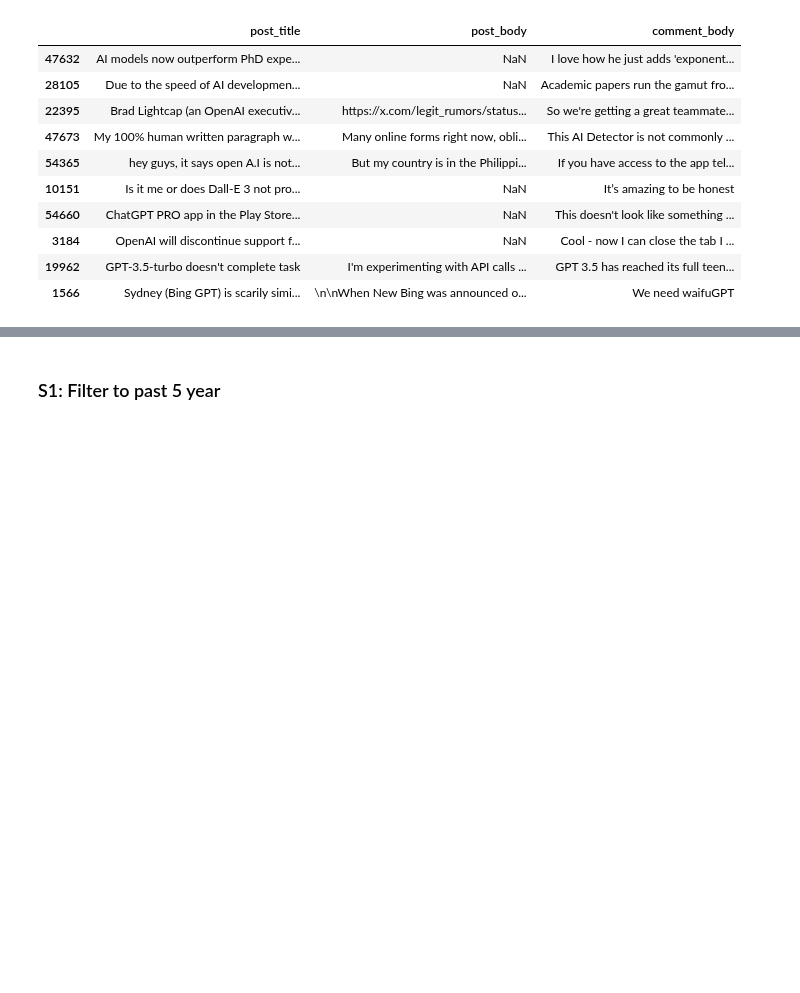
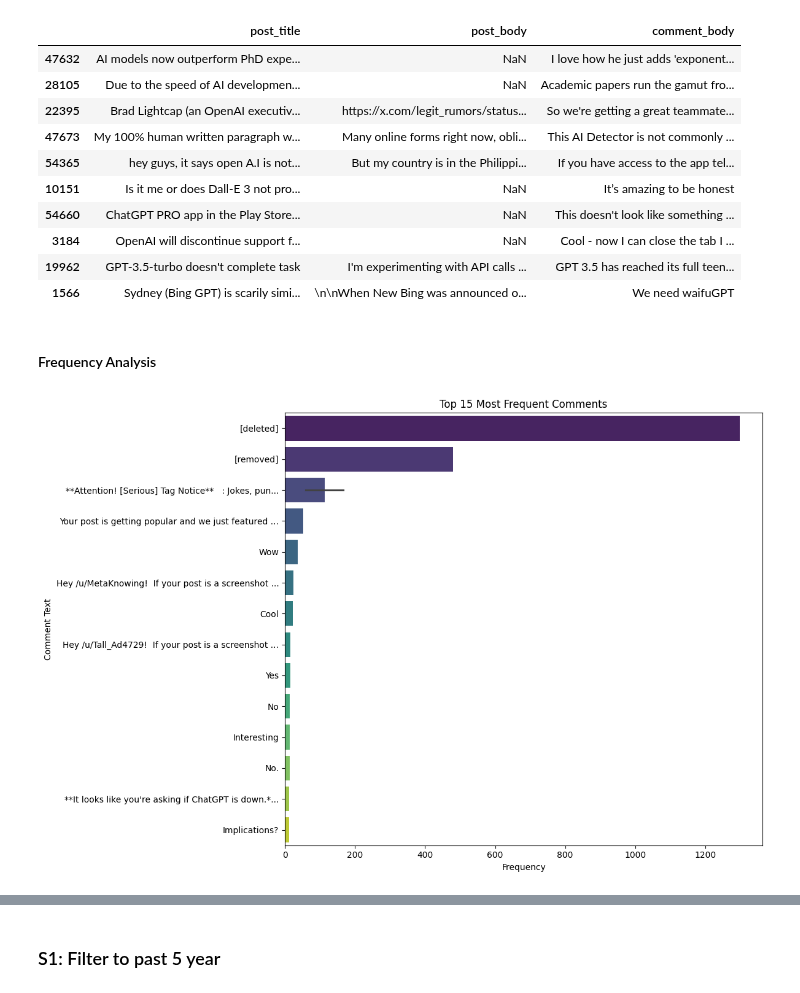
Before and after one commit to ajm2004/OpenAI-Sentiment-Analysis, a Jupyter notebook: openAI_Notebook.ipynb, the cells around one changed output, grey strips where cells are left out. Drawn from its saved outputs; the diff is of its cells as text; code cells hidden in the pictures; blank space fills up the shorter version.

```diff
--- a/openAI_Notebook.ipynb
+++ b/openAI_Notebook.ipynb
@@ -536,3 +499,38 @@ Sample Posts and Comments:
 | 3184 | OpenAI will discontinue support f... | NaN | Cool - now I can close the tab I ... |
 | 19962 | GPT-3.5-turbo doesn't complete task | I'm experimenting with API calls ... | GPT 3.5 has reached its full teen... |
 | 1566 | Sydney (Bing GPT) is scarily simi... | \n\nWhen New Bing was announced o... | We need waifuGPT |
+# %% [markdown]
+#### Frequency Analysis
+# %%
+from tabulate import tabulate
+
+# Convert frequency counts to a percentage of total comments
+comment_freq = df['comment_body'].value_counts().reset_index()
+
+def clean_comment(comment):
+    c = comment.replace('\n', ' ').strip()
+    if len(c) > 50:
+        return c[:50] + '...'
+    return c
+
+# Create a nicely formatted table for display
+freq_table = pd.DataFrame({
+    'Comment Text': comment_freq['comment_body'].apply(clean_comment),
+    'Count': comment_freq['count'],
+}).head(15)
+
+# Plot the horizontal bar chart for the top 15 comments
+plt.figure(figsize=(12, 8))
+sns.barplot(data=freq_table,
+            x='Count',
+            y='Comment Text',
+            hue='Comment Text',
+            legend=False,
+            palette='viridis')
+plt.xlabel('Frequency')
+plt.ylabel('Comment Text')
+plt.title('Top 15 Most Frequent Comments')
+plt.tight_layout()
+plt.show()
+# %% [output]
+[figure, added]
```
Also changed, not shown: parts of 29 cells of this notebook.
